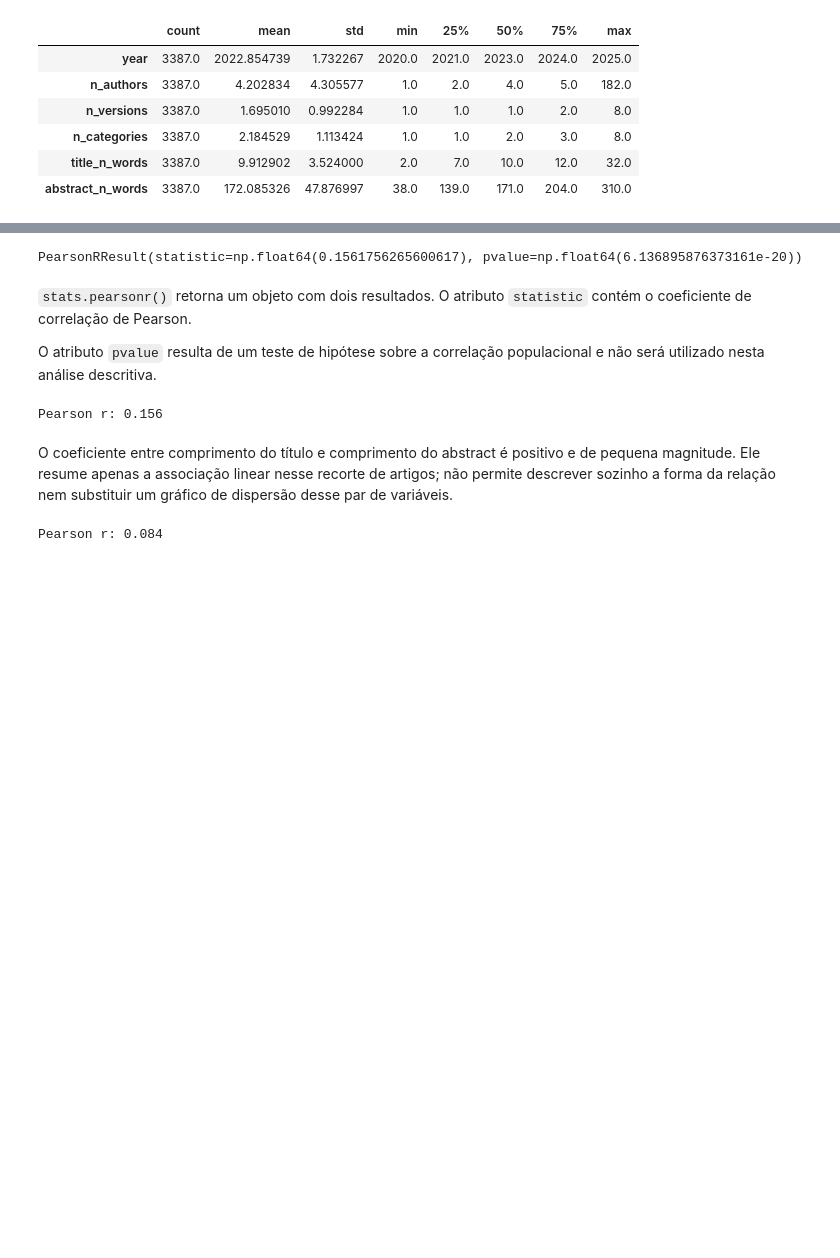
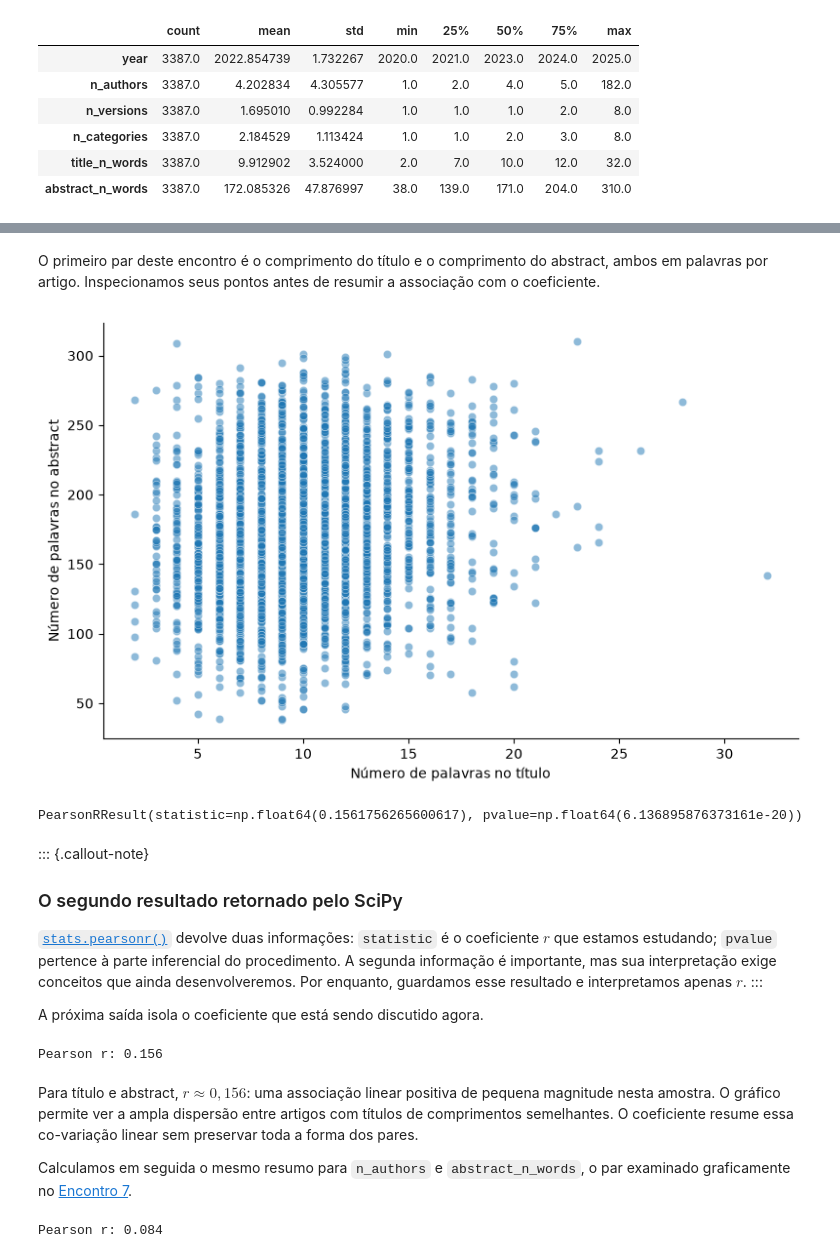
Before and after one commit to jhlopesalves/eda_humanidades, a Jupyter notebook: encontro_8/enc_8.ipynb, the cells around one changed output, grey strips where cells are left out. Drawn from its saved outputs; the diff is of its cells as text; code cells hidden in the pictures; blank space fills up the shorter version.

Commit message:
ENH: Revisão pedagógica e editorial do Encontro 8

```diff
--- a/encontro_8/enc_8.ipynb
+++ b/encontro_8/enc_8.ipynb
@@ -117,3 +161,29 @@ de confiança são uma questão adicional, ligada ao procedimento inferencial.
+# %% [markdown]
+O primeiro par deste encontro é o comprimento do título e o comprimento do
+abstract, ambos em palavras por artigo. Inspecionamos seus pontos antes de
+resumir a associação com o coeficiente.
+# %%
+#| label: fig-titulo-abstract-pearson
+#| fig-cap: "Comprimento do título e do abstract nos mesmos 3.387 artigos."
+#| fig-alt: "Diagrama de dispersão com número de palavras no título no eixo horizontal e no abstract no vertical; há ampla dispersão e sobreposição de pontos."
+
+fig, ax = plt.subplots(figsize=(8, 5))
+sns.scatterplot(
+    data=arxiv_df,
+    x="title_n_words",
+    y="abstract_n_words",
+    alpha=0.5,
+    ax=ax,
+)
+ax.set(
+    xlabel="Número de palavras no título",
+    ylabel="Número de palavras no abstract",
+)
+sns.despine(ax=ax)
+plt.tight_layout()
+plt.show()
+# %% [output]
+[figure, added]
 # %%
 title_abstract_pearson = stats.pearsonr(
     x=arxiv_df["title_n_words"],
@@ -124,11 +194,17 @@ title_abstract_pearson
 # %% [output]
 PearsonRResult(statistic=np.float64(0.1561756265600617), pvalue=np.float64(6.136895876373161e-20))
 # %% [markdown]
-`stats.pearsonr()` retorna um objeto com dois resultados. O atributo
-`statistic` contém o coeficiente de correlação de Pearson.
+::: {.callout-note}
+### O segundo resultado retornado pelo SciPy
 
-O atributo `pvalue` resulta de um teste de hipótese sobre a correlação
-populacional e não será utilizado nesta análise descritiva.
+[`stats.pearsonr()`](https://docs.scipy.org/doc/scipy/reference/generated/scipy.stats.pearsonr.html)
+devolve duas informações: `statistic` é o coeficiente $r$ que estamos estudando;
+`pvalue` pertence à parte inferencial do procedimento. A segunda informação é
+importante, mas sua interpretação exige conceitos que ainda desenvolveremos.
+Por enquanto, guardamos esse resultado e interpretamos apenas $r$.
+:::
+
+A próxima saída isola o coeficiente que está sendo discutido agora.
 # %%
 print(
     f"Pearson r: {title_abstract_pearson.statistic:.3f}"
@@ -136,10 +212,13 @@ print(
 # %% [output]
 Pearson r: 0.156
 # %% [markdown]
-O coeficiente entre comprimento do título e comprimento do abstract é
-positivo e de pequena magnitude. Ele resume apenas a associação linear
-nesse recorte de artigos; não permite descrever sozinho a forma da relação
-nem substituir um gráfico de dispersão desse par de variáveis.
+Para título e abstract, $r\approx0{,}156$: uma associação linear positiva de
+pequena magnitude nesta amostra. O gráfico permite ver a ampla dispersão entre
+artigos com títulos de comprimentos semelhantes. O coeficiente resume essa
+co-variação linear sem preservar toda a forma dos pares.
+
+Calculamos em seguida o mesmo resumo para `n_authors` e `abstract_n_words`, o
+par examinado graficamente no [Encontro 7](../encontro_7/enc_7.ipynb).
 # %%
 authors_abstract_pearson = stats.pearsonr(
     x=arxiv_df["n_authors"],
```
Also changed, not shown: parts of 23 cells of this notebook.
